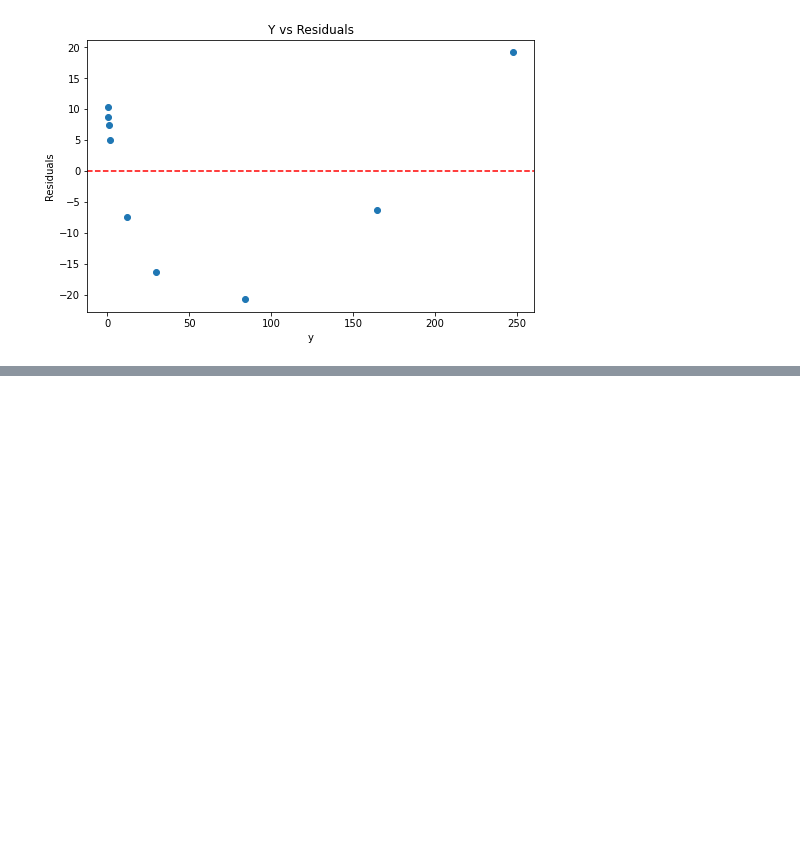
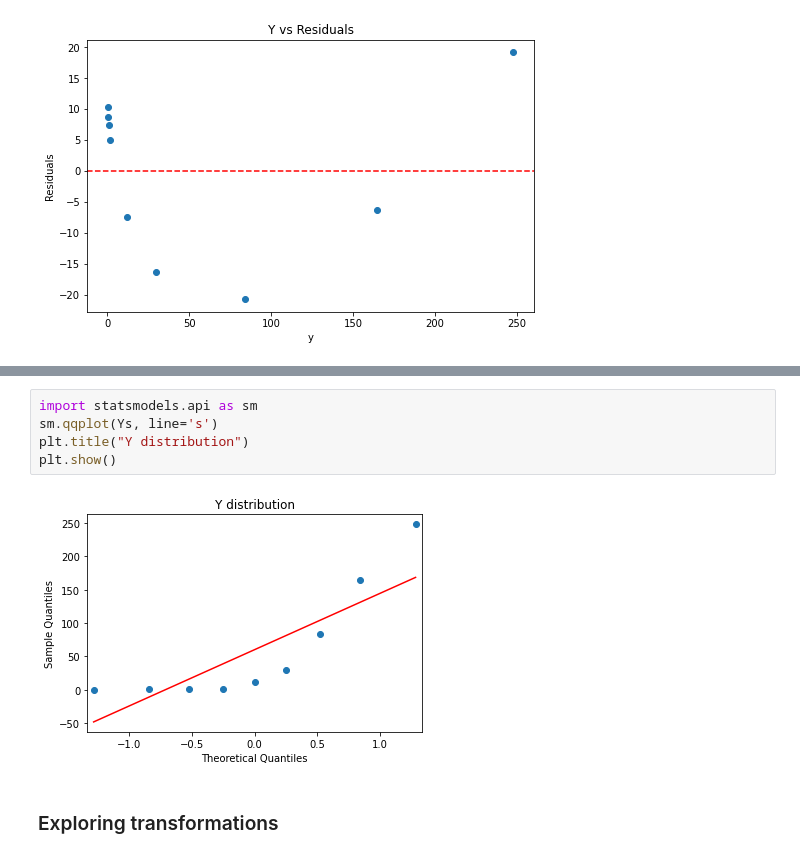
Before and after one commit to leonardtd/MIT_micromaster_4_data_analysis, a Jupyter notebook: 6_non_linear_reg.ipynb, the cells around one changed output, grey strips where cells are left out. Drawn from its saved outputs; the diff is of its cells as text; blank space fills up the shorter version.

Commit message:
non linear reg transformations

```diff
--- a/6_non_linear_reg.ipynb
+++ b/6_non_linear_reg.ipynb
@@ -60,0 +57,9 @@ ModuleNotFoundError: No module named 'statsmodels'
+# %%
+import statsmodels.api as sm
+sm.qqplot(Ys, line='s')
+plt.title("Y distribution")
+plt.show()
+# %% [output]
+[figure, added]
+# %% [markdown]
+### Exploring transformations
```
Also changed, not shown: parts of 10 cells of this notebook.
